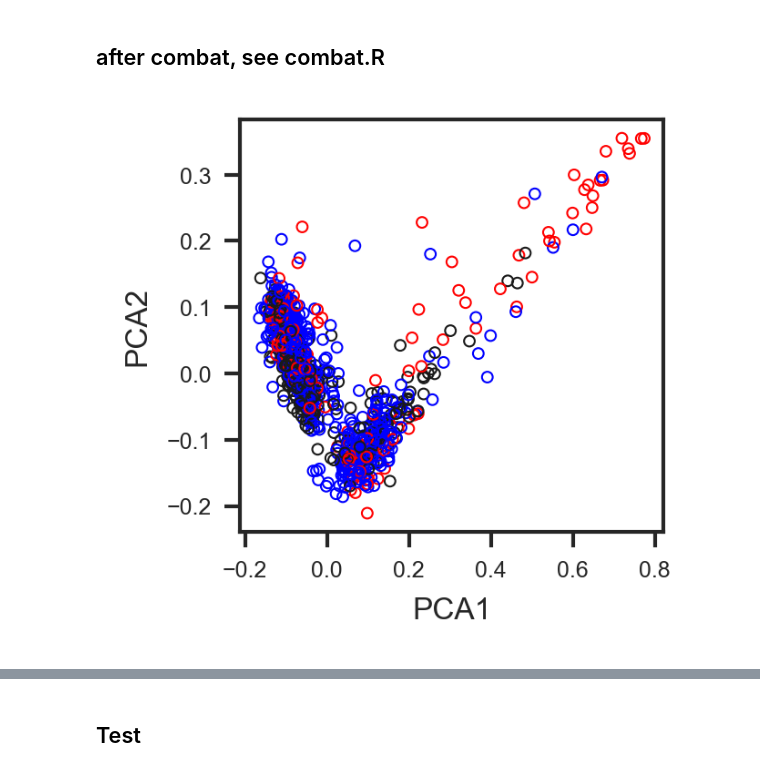
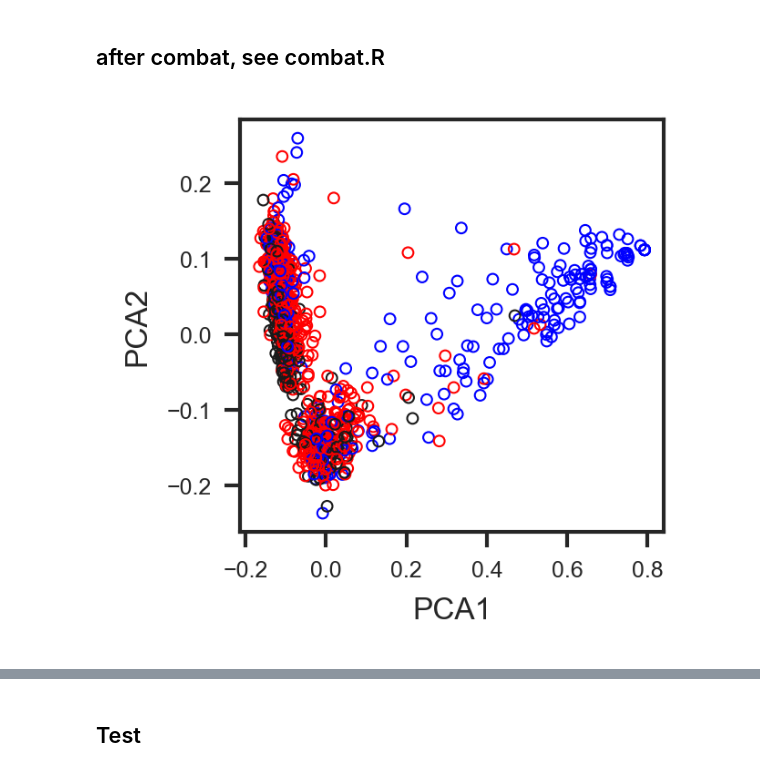
Before and after one commit to shirotak/JGOG_HGEOC, a Jupyter notebook: code/Machine_learning/ML_prediction.ipynb, the cells around one changed output, grey strips where cells are left out. Cells and saved outputs as stored; diff of their text form; code cells hidden in the pictures.

```diff
--- a/code/Machine_learning/ML_prediction.ipynb
+++ b/code/Machine_learning/ML_prediction.ipynb
@@ -551,33 +520,32 @@ res.to_csv('TCGA-OV_555_predicted_cluster.txt',sep='\t')
 # %% [markdown]
 ## after combat, see combat.R
 # %%
-cnv_ov_ucec=pd.read_csv('./TCGA-OV-UCEC_731_ascat_spmg_CNV48.matrix.combat_to_JGOG.tsv'
+cnv_ov_ucec=pd.read_csv('./TCGA-OV-UCEC_842_ascat_spmg_CNV48.matrix.combat_to_JGOG.tsv'
                         ,sep='\t',index_col=0)
 cnv_ov_ucec_r=cnv_ov_ucec.apply(lambda x: x/np.sum(x),axis=1)
-train_df=pd.read_csv('./JGOG_282_ascat_spmg.CNV48.matrix.combat_to_TCGA-OV-UCEC.tsv'
+cnv_jgog2=pd.read_csv('./JGOG_282_ascat_spmg.CNV48.matrix.combat_to_TCGA-OV-UCEC.tsv'
                      ,sep='\t',index_col=0)
-train_df_r=train_df.apply(lambda x: x/np.sum(x),axis=1)
+cnv_jgog2_r=cnv_jgog2.apply(lambda x: x/np.sum(x),axis=1)
 # %%
-tmp_df=pd.concat([cnv_ov_ucec_r,train_df_r])
+tmp_df=pd.concat([cnv_ov_ucec_r,cnv_jgog2_r])
 
 data=tmp_df
 pca =PCA(n_components=2)
 pca.fit(data)
 
 import random
 order=random.sample(list(np.arange(data.shape[0])),data.shape[0])
 
 X=pca.transform(data.iloc[order,:])
 
-color_list=[0]*555+[1]*176+[2]*len(train_df_r)
-colors=pd.Series(color_list).replace({0:'blue',1:'red',2:'k',3:'y',4:'purple',5:'brown',
-                                                          6:'hotpink'})
+color_list=[0]*555+[1]*287+[2]*282
+colors=pd.Series(color_list).replace({0:'red',1:'blue',2:'k'})
 fig = plt.figure(figsize=(2,2))
 ax = fig.add_subplot(1,1,1)
 ax.scatter(X[:, 0], X[:, 1],ec=colors[order],fc="None",s=8,lw=0.5)
 
 ax.set_xlabel("PCA1",fontsize=8)
 ax.set_ylabel("PCA2",fontsize=8)
 ax.tick_params(labelsize=6)
 # %% [output]
-[figure, old version]
+[figure, new version]
```
Also changed, not shown: parts of 43 cells of this notebook, 20 other files.
